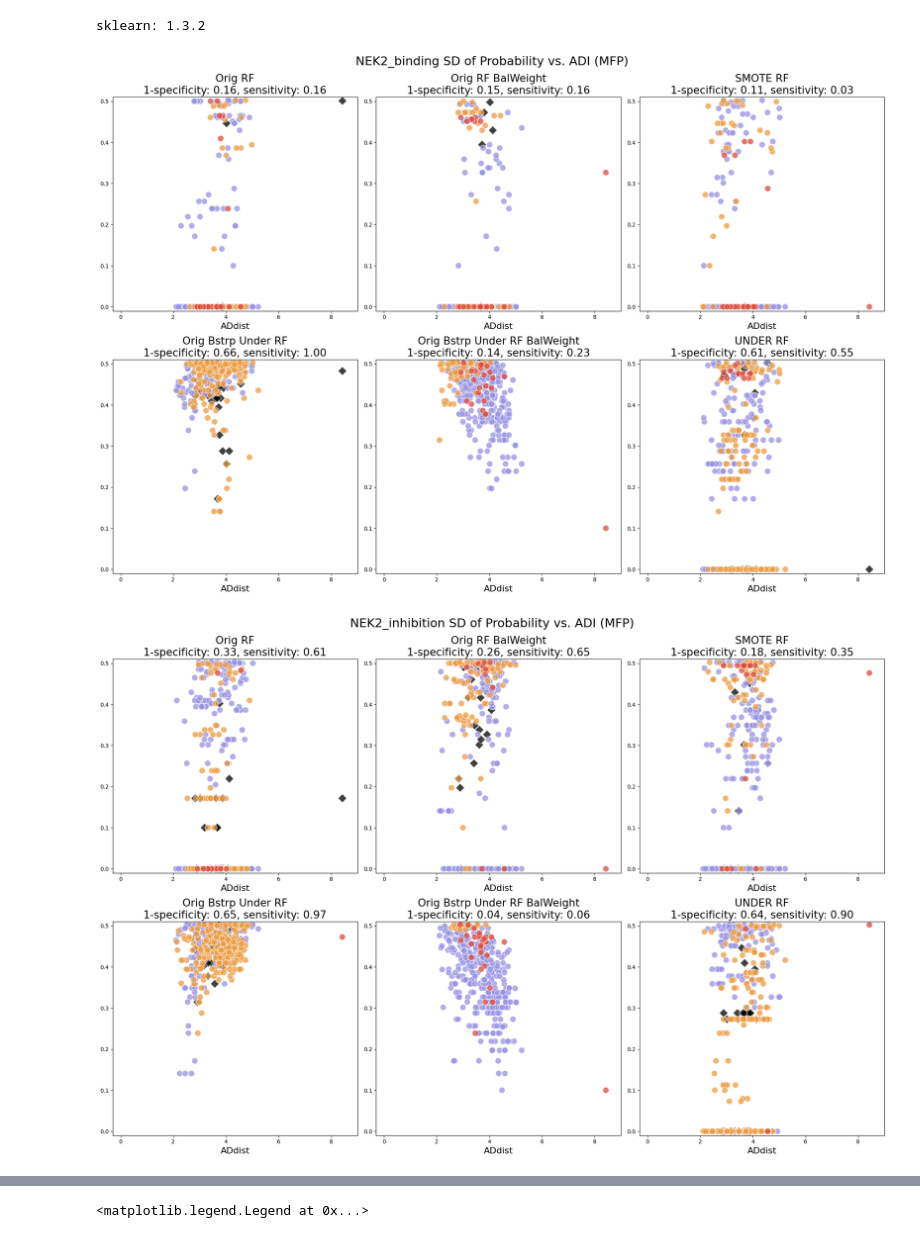
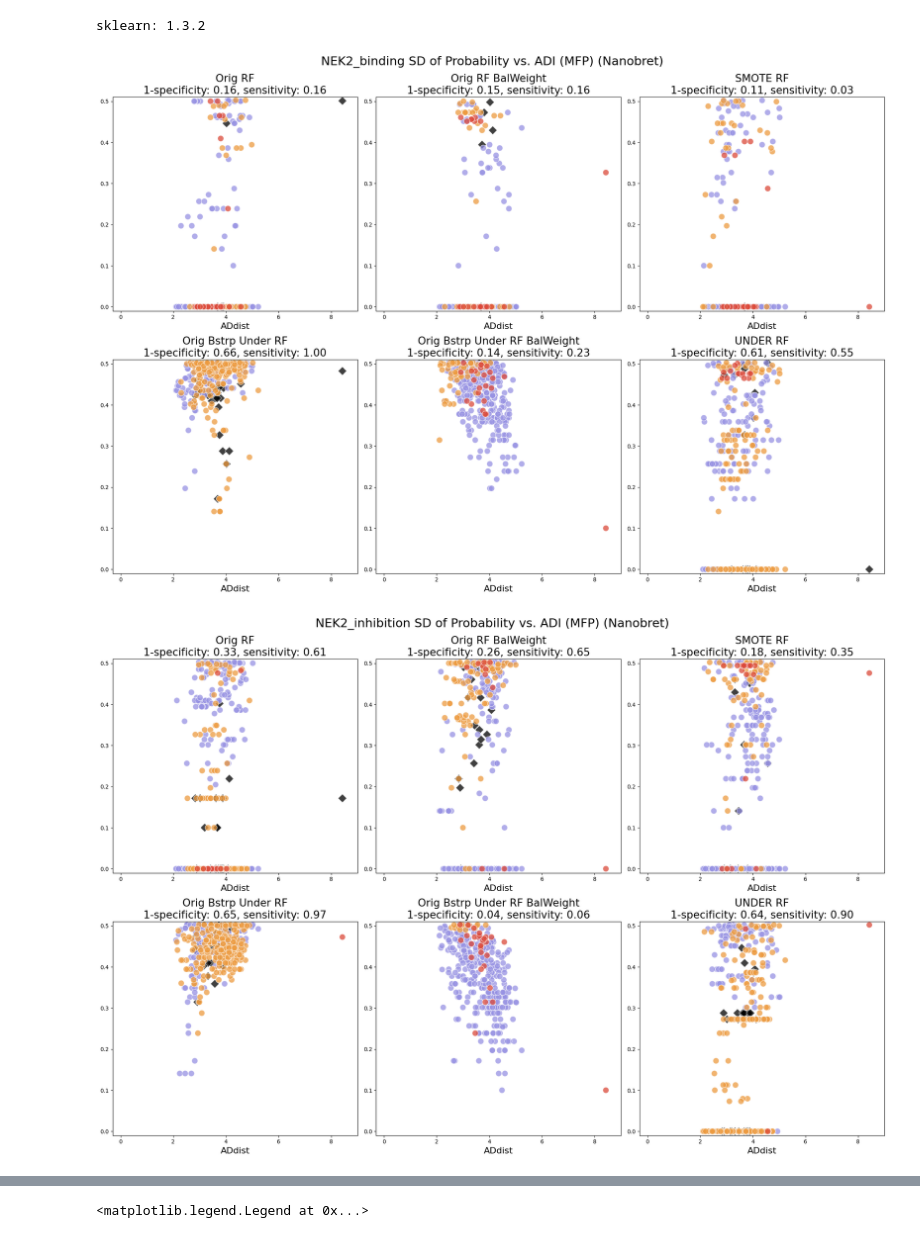
Before and after one commit to radhikasahai/ATOM_CODE, a Jupyter notebook: UQ/RF_UQ_nanobret.ipynb, the cells around one changed output, grey strips where cells are left out. Cells and saved outputs as stored; diff of their text form; code cells hidden in the pictures.

Commit message:
uq for gp and Rf nanobret

```diff
--- a/UQ/RF_UQ_nanobret.ipynb
+++ b/UQ/RF_UQ_nanobret.ipynb
@@ -161,35 +161,35 @@ figure_path5=''
 for nek in neks:
     short_nek = nek[:4]
     fig, axes = plt.subplots(nrows=2, ncols=3, figsize=(20, 15))
-    fig.suptitle(f'{nek} SD of Probability vs. ADI (MFP)', fontsize=22,y=0.94)
+    fig.suptitle(f'{nek} SD of Probability vs. ADI (MFP) (Nanobret)', fontsize=22,y=0.94)
     plt.subplots_adjust(hspace=0)
     count=0
     test_df = pd.read_csv(f'{datapath}{short_nek}_MFP_none_unscaled.csv').drop(columns=remove_cols)
     for count, (samp,rf) in enumerate(sampling_combos):
         row = count//3
         col = count%3
         ax =axes[row,col]
         count += 1
         root_name = f'{nek}_MFP_{samp}'
         results_df = pd.read_csv(f'{nanobret_RF}{short_nek}_{nek}_MFP_{samp}_{rf}_holdout_test.csv')
         train_df = og_df[og_df['subset'] == 'train'].drop(columns=remove_cols)
         with open(f'{model_path}{root_name}_{rf}_prod.pkl', 'rb') as f:
             model = pickle.load(f)
         train_dist, test_dist, std0, std1=get_plotting_data_RF_UQ2(model, train_df, test_df)
         results_df['1-specificity'] = 1-results_df['specificity']
         true_labels =results_df['y'].to_numpy()
         results_df=change_names(results_df)
 
         df = pd.DataFrame({'prediction': results_df['prediction'],'std0': std0,'std1': std1,'ADdist': test_dist,
             'feat_type': results_df['feat_type'], 'sensitivity':results_df['recall'], '1-specificity': results_df['1-specificity']})
         samp_label=f'{name_strat_lookup[samp]} {name_strat_lookup[rf]}'
         title = f'{samp_label}\n1-specificity: {results_df["1-specificity"].iloc[0]:.2f}, sensitivity: {results_df["recall"].iloc[0]:.2f}'
         RF_scatter_stdprob_AD_sbuplots(df, true_labels, title, ax)
 
 
     plt.tight_layout(rect=[0, 0.03, 1, 0.95])
     plt.show()
-    fig.savefig(f'RF_figs/{short_nek}_{nek}_MFP_nanobret_RF_UQ_scatter.png', bbox_inches='tight')
+    fig.savefig(f'RF_figs/{nek}_MFP_nanobret_RF_UQ_scatter.png', bbox_inches='tight')
 # %% [output]
-[figure, old version]
+[figure, new version]
-[figure, old version]
+[figure, new version]
```
Also changed, not shown: parts of 1 cell of this notebook, 1 other file.
